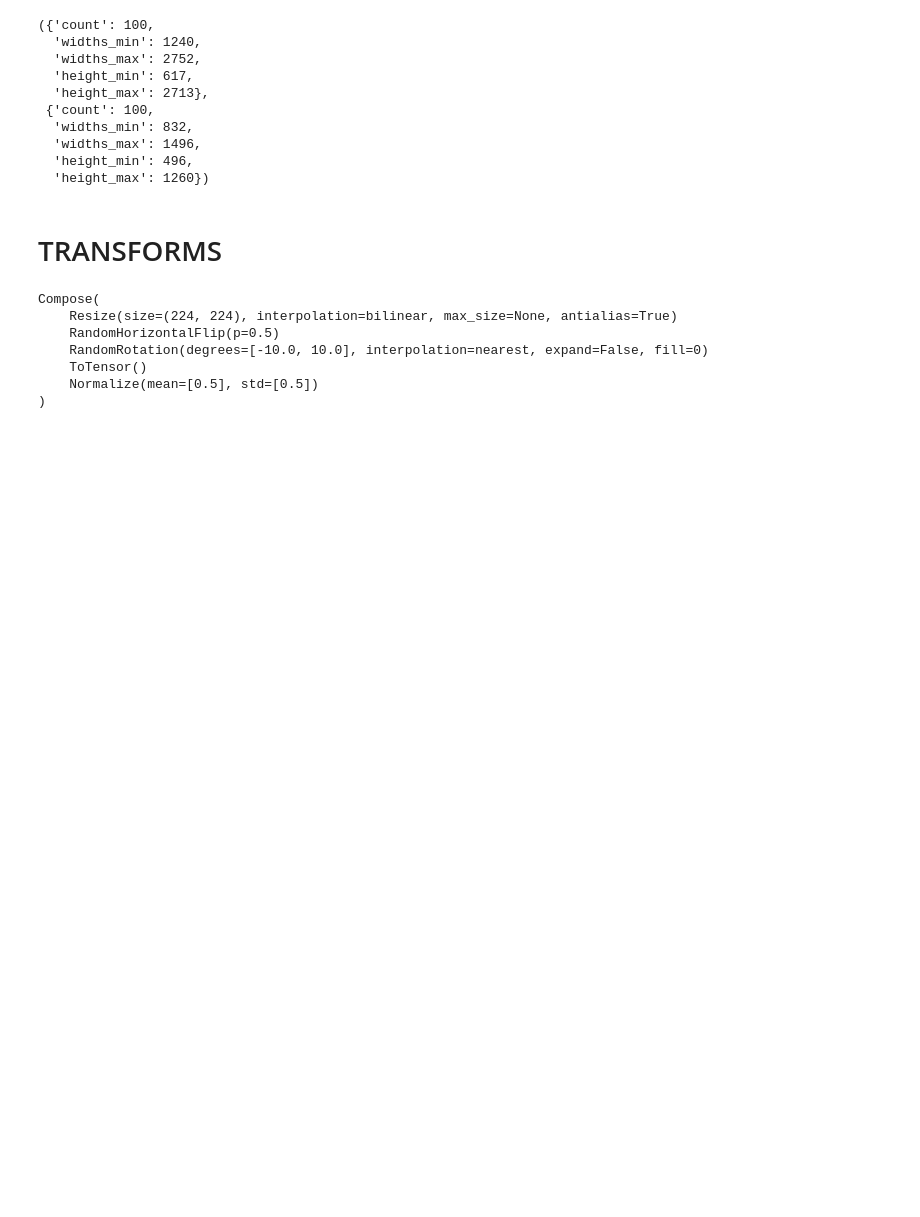
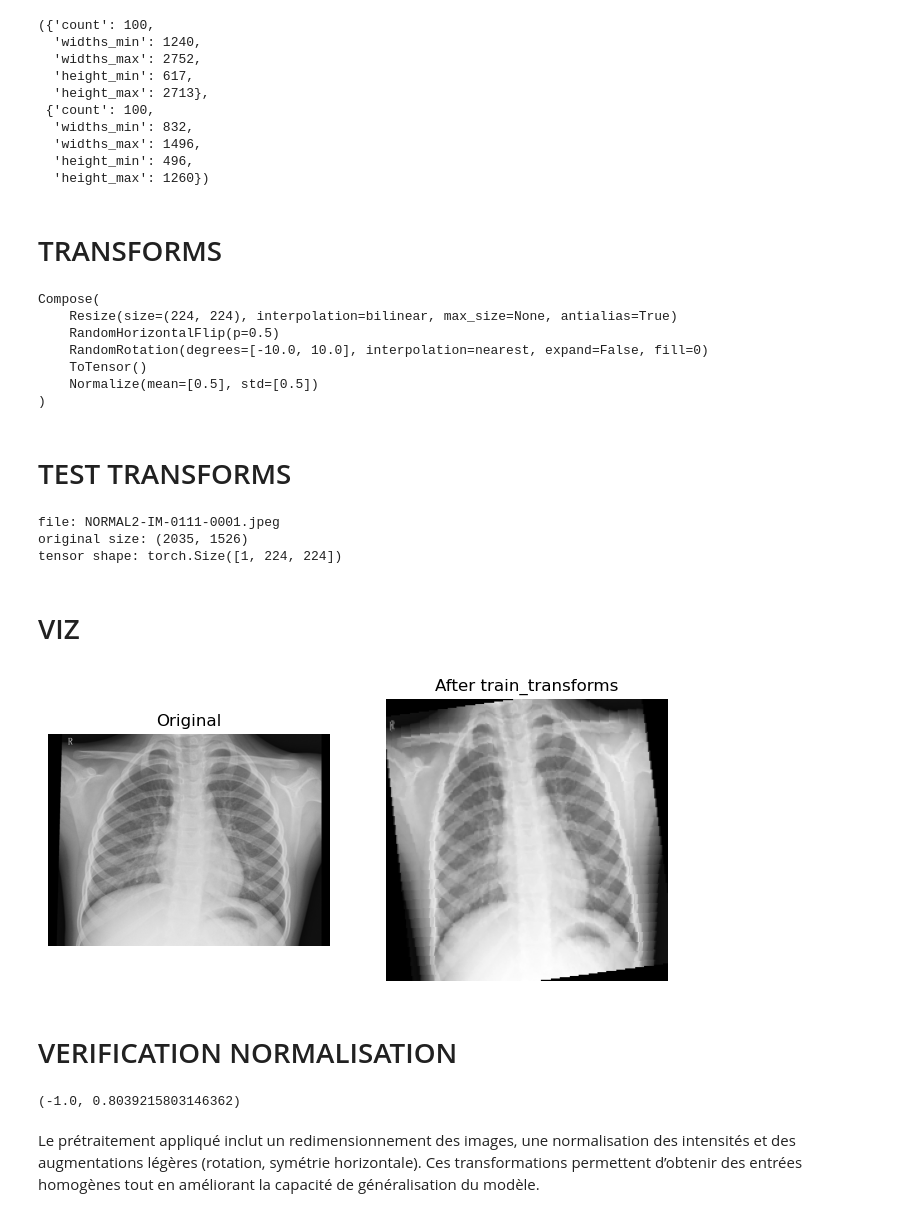
Before and after one commit to fqbq69/T-DEV-810_msc2027_Zoiberg2.0, a Jupyter notebook: notebooks/preprocessing.ipynb, the cells around one changed output. Cells and saved outputs as stored; diff of their text form; code cells hidden in the pictures; blank space fills up the shorter version.

```diff
--- a/notebooks/preprocessing.ipynb
+++ b/notebooks/preprocessing.ipynb
@@ -157,3 +180,49 @@ Compose(
     ToTensor()
     Normalize(mean=[0.5], std=[0.5])
 )
+# %% [markdown]
+# TEST TRANSFORMS
+# %%
+from PIL import Image
+
+sample_path = X_train[0]  # une image du split train
+img = Image.open(sample_path).convert("L")
+
+img_t = train_transforms(img)
+
+print("file:", sample_path.name)
+print("original size:", img.size)
+print("tensor shape:", img_t.shape)
+# %% [output]
+file: NORMAL2-IM-0111-0001.jpeg
+original size: (2035, 1526)
+tensor shape: torch.Size([1, 224, 224])
+# %% [markdown]
+# VIZ
+# %%
+import matplotlib.pyplot as plt
+
+plt.figure(figsize=(8, 4))
+
+plt.subplot(1, 2, 1)
+plt.imshow(img, cmap="gray")
+plt.title("Original")
+plt.axis("off")
+
+plt.subplot(1, 2, 2)
+plt.imshow(img_t.squeeze(), cmap="gray")
+plt.title("After train_transforms")
+plt.axis("off")
+
+plt.show()
+# %% [output]
+[figure, added]
+# %% [markdown]
+# VERIFICATION NORMALISATION
+# %%
+float(img_t.min()), float(img_t.max())
+# %% [output]
+(-1.0, 0.8039215803146362)
+# %% [markdown]
+Le prétraitement appliqué inclut un redimensionnement des images, une normalisation des intensités et des augmentations légères (rotation, symétrie horizontale).
+Ces transformations permettent d’obtenir des entrées homogènes tout en améliorant la capacité de généralisation du modèle.
```
Also changed, not shown: parts of 5 cells of this notebook, 6 other files.
